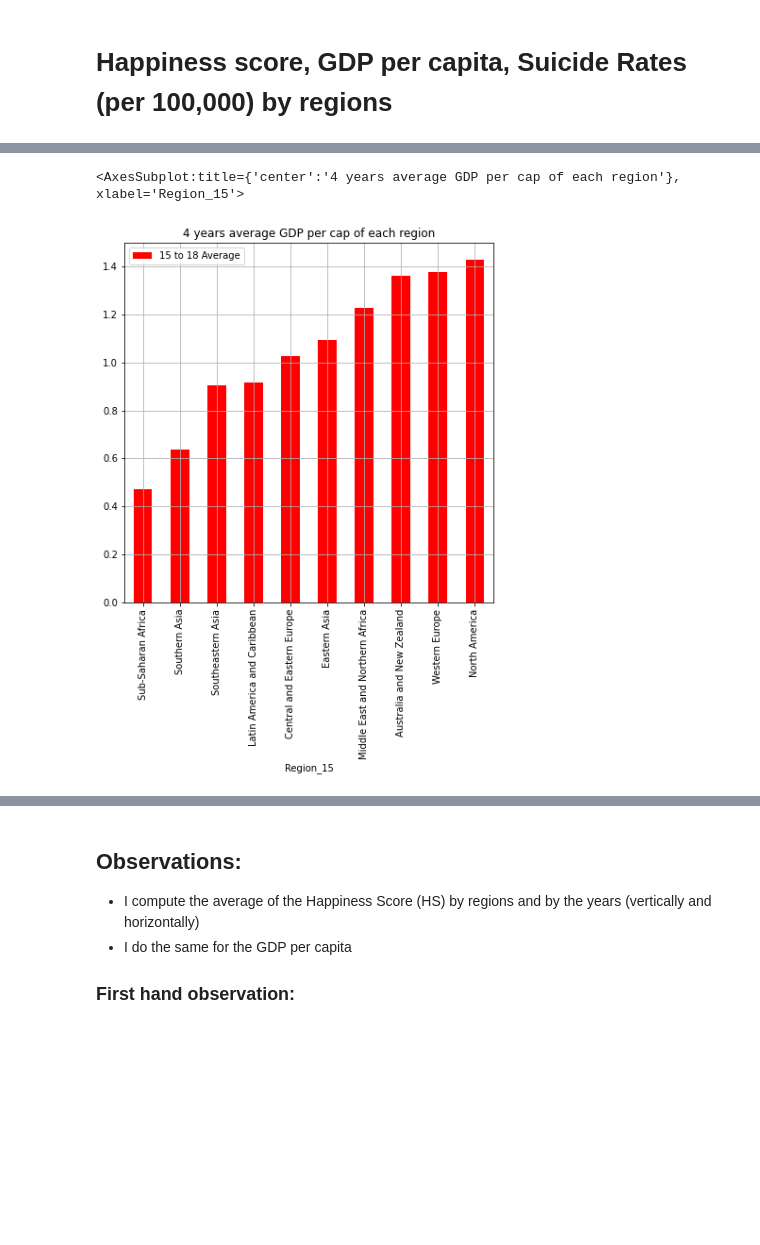
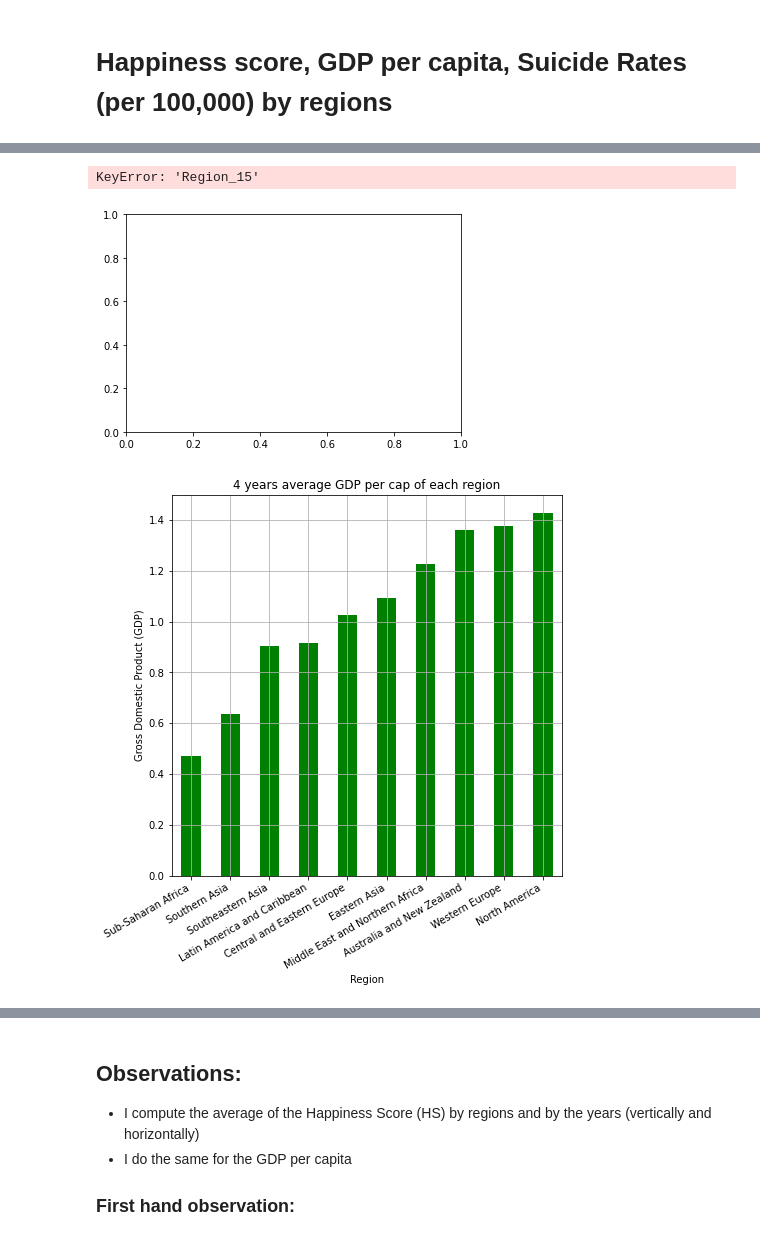
Before and after one commit to PatMartin7/project1, a Jupyter notebook: Analysis/Data Analysis.ipynb, the cells around one changed output, grey strips where cells are left out. Cells and saved outputs as stored; diff of their text form; code cells hidden in the pictures; blank space fills up the shorter version.

```diff
--- a/Analysis/Data Analysis.ipynb
+++ b/Analysis/Data Analysis.ipynb
@@ -3,20 +3,21 @@
 import pandas as pd
 from collections import OrderedDict
 import numpy as np
+import matplotlib.pyplot as plt
 
 # main suicide csv load and clean-up
-csv_path = "reviseddata.csv"
+csv_path = "../Resources/reviseddata.csv"
 suicide_df = pd.read_csv(csv_path, low_memory=False)
 suicide_df2 = suicide_df.dropna()
 suicide_df2
 # happiness df load by year
-csv_path = "Happiness_Reports/2015.csv"
+csv_path = "../Resources/Happiness_Reports/2015.csv"
 happy15_df = pd.read_csv(csv_path, low_memory=False)
-csv_path = "Happiness_Reports/2016.csv"
+csv_path = "../Resources/Happiness_Reports/2016.csv"
 happy16_df = pd.read_csv(csv_path, low_memory=False)
-csv_path = "Happiness_Reports/2017.csv"
+csv_path = "../Resources/Happiness_Reports/2017.csv"
 happy17_df = pd.read_csv(csv_path, low_memory=False)
-csv_path = "Happiness_Reports/2018.csv"
+csv_path = "../Resources/Happiness_Reports/2018.csv"
 happy18_df = pd.read_csv(csv_path, low_memory=False)
 
 # put suffix on columns
@@ -332,6 +395,19 @@ ave_region_happiness.plot(kind='bar', y='15 to 18 Average', grid=True, figsize=(
+# %%
+ax = plt.gca()
+
+happiness_vs_GDP.plot(kind='line', x='Region_15', y=['15 to 18 Average_x','15 to 18 Average_y'], ax=ax)
+
+happiness_vs_GDP.plot(kind='line', x='Region_15', y='15 to 18 Average_y', color='Green', ax=ax)
+plt.show()
+# %% [output]
+KeyError: 'Region_15'
+[figure, added]
 # %%
-ave_region_GDPpercap.plot(kind='bar', y='15 to 18 Average', grid=True, color="r", figsize=(7,7),
-                          title="4 years average GDP per cap of each region")
+ave_region_GDPpercap.plot(kind='bar', y='15 to 18 Average', grid=True, color="green", figsize=(7,7),
+                          title="4 years average GDP per cap of each region", legend=None)
+plt.xticks(rotation=30, horizontalalignment="right")
+plt.ylabel('Gross Domestic Product (GDP)')
+plt.xlabel('Region')
+plt.savefig("4 years average GDP per cap of each region",dpi=300, bbox_inches = "tight")
 # %% [output]
-<AxesSubplot:title={'center':'4 years average GDP per cap of each region'}, xlabel='Region_15'>
-[figure, old version]
+[figure, new version]
```
Also changed, not shown: parts of 27 cells of this notebook, 18 other files.
